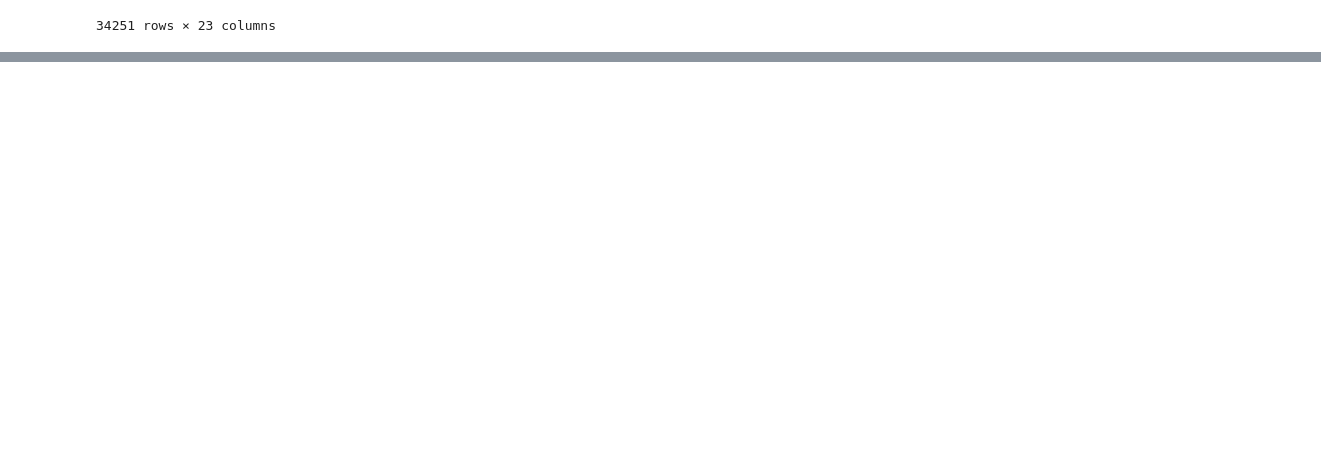
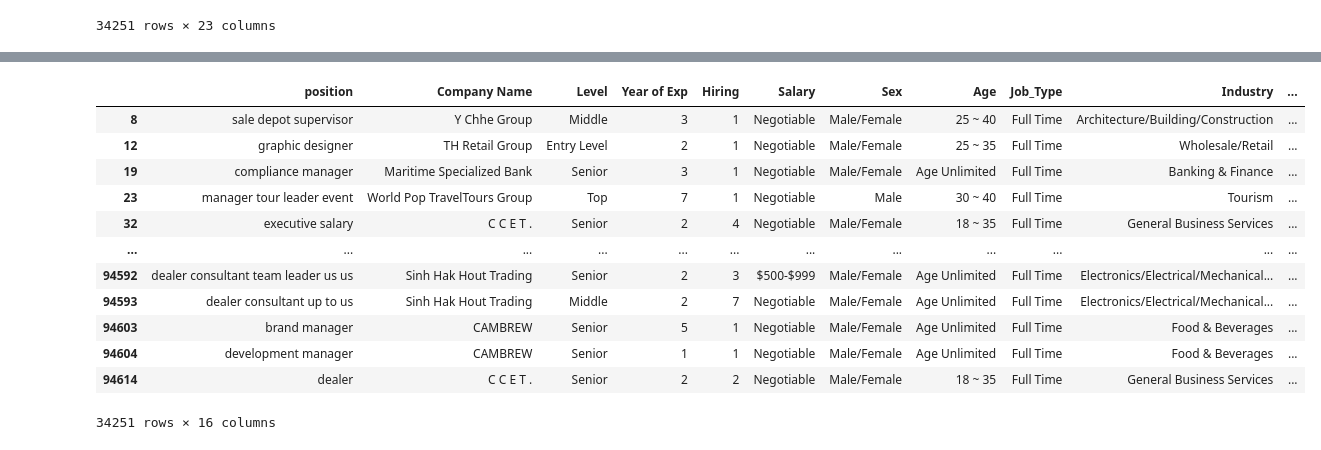
Before and after one commit to StudentChanna/Job-Vis-2023-2024, a Jupyter notebook: Script/data_preprocessing.ipynb, the cells around one changed output, grey strips where cells are left out. Drawn from its saved outputs; the diff is of its cells as text; code cells hidden in the pictures; blank space fills up the shorter version.

```diff
--- a/Script/data_preprocessing.ipynb
+++ b/Script/data_preprocessing.ipynb
@@ -240,0 +270,5 @@ display(new_data)
+# %%
+
+testing = pd.DataFrame(new_data_unique)
+for_testing = testing
+#for_testing = testing.head(100)
@@ -240,0 +294,18 @@ display(new_data)
+# %%
+# # Apply the function to the TextColumn
+# eng_detect = new_data_unique.copy()  # Create a full copy
+# eng_detect['position'] = eng_detect['position'].apply(filter_english)
+
+
+# # Display the result
+# display(eng_detect)
+
+#//////////////////////////////////////////////////
+
+# Apply the function to the TextColumn
+eng_detect = for_testing.copy()  # Create a full copy
+eng_detect['position'] = eng_detect['position'].apply(filter_english)
+
+
+# Display the result
+display(eng_detect)
@@ -240,0 +406,36 @@ display(new_data)
+# %%
+#Cleaning and Refomating Date of publishing and closing date
+def date_reformat (date_column):
+        New_date = eng_detect[date_column].str.replace(r'Publish Date：', '', regex=True)\
+                                  .str.replace(r'Closing Date：', '', regex=True)\
+                                  .str.strip()
+        New_date2 = pd.to_datetime(New_date,errors='coerce')
+        return New_date2
+# %%
+# Clean 'Publish Date' column
+my_column1 = 'Publish Date'
+eng_detect['Publish Date'] = date_reformat(my_column1)
+
+# Clean 'Qualification' column
+my_column1 = 'Closing Date'
+eng_detect['Closing Date'] = date_reformat(my_column1)
+# %%
+# Display the cleaned data as a table
+new_table = eng_detect[['position','Company Name', 'Level', 'Year of Exp', 'Hiring', 'Salary',
+       'Sex', 'Age', 'Job_Type','Industry','Job_Categories','Qualification','Language','Location','Publish Date','Closing Date']]
+display(new_table)
+# new_table = pd.DataFrame(new_table)
+# %% [output]
+|  | position | Company Name | Level | Year of Exp | Hiring | Salary | Sex | Age | Job_Type | Industry | ... |
+| 8 | sale depot supervisor | Y Chhe Group | Middle | 3 | 1 | Negotiable | Male/Female | 25 ~ 40 | Full Time | Architecture/Building/Construction | ... |
+| 12 | graphic designer | TH Retail Group | Entry Level | 2 | 1 | Negotiable | Male/Female | 25 ~ 35 | Full Time | Wholesale/Retail | ... |
+| 19 | compliance manager | Maritime Specialized Bank | Senior | 3 | 1 | Negotiable | Male/Female | Age Unlimited | Full Time | Banking & Finance | ... |
+| 23 | manager tour leader event | World Pop TravelTours Group | Top | 7 | 1 | Negotiable | Male | 30 ~ 40 | Full Time | Tourism | ... |
+| 32 | executive salary | C C E T . | Senior | 2 | 4 | Negotiable | Male/Female | 18 ~ 35 | Full Time | General Business Services | ... |
+| ... | ... | ... | ... | ... | ... | ... | ... | ... | ... | ... | ... |
+| 94592 | dealer consultant team leader us us | Sinh Hak Hout Trading | Senior | 2 | 3 | $500-$999 | Male/Female | Age Unlimited | Full Time | Electronics/Electrical/Mechanical... | ... |
+| 94593 | dealer consultant up to us | Sinh Hak Hout Trading | Middle | 2 | 7 | Negotiable | Male/Female | Age Unlimited | Full Time | Electronics/Electrical/Mechanical... | ... |
+| 94603 | brand manager | CAMBREW | Senior | 5 | 1 | Negotiable | Male/Female | Age Unlimited | Full Time | Food & Beverages | ... |
+| 94604 | development manager | CAMBREW | Senior | 1 | 1 | Negotiable | Male/Female | Age Unlimited | Full Time | Food & Beverages | ... |
+| 94614 | dealer | C C E T . | Senior | 2 | 2 | Negotiable | Male/Female | 18 ~ 35 | Full Time | General Business Services | ... |
+34251 rows × 16 columns
```
Also changed, not shown: parts of 37 cells of this notebook.
